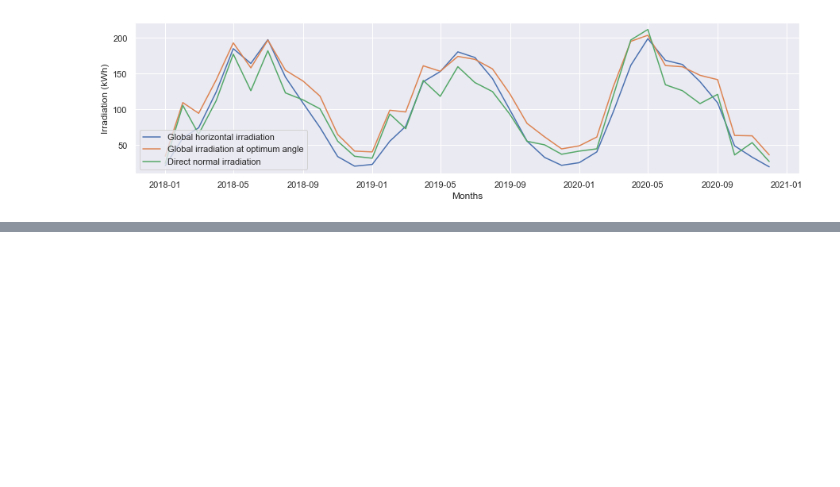
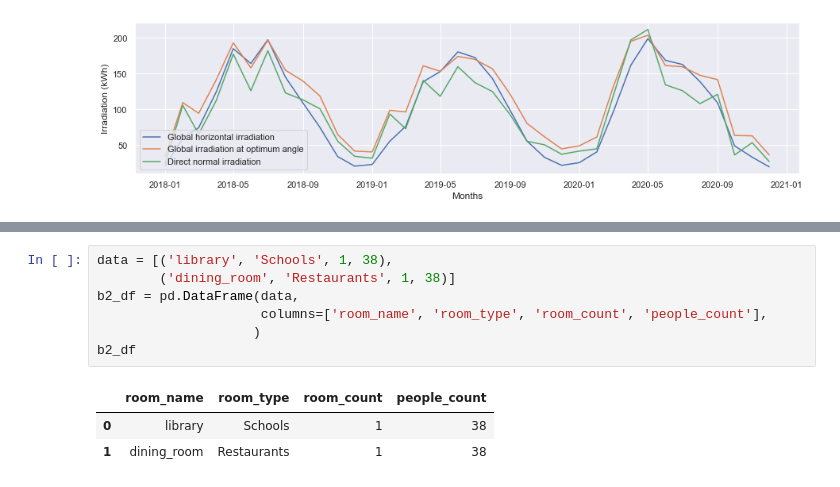
Before and after one commit to PalaDean/PortfolioProjects, a Jupyter notebook: Solar thermal for residential buildings.ipynb, the cells around one changed output, grey strips where cells are left out. Drawn from its saved outputs; the diff is of its cells as text; blank space fills up the shorter version.

```diff
--- a/Solar thermal for residential buildings.ipynb
+++ b/Solar thermal for residential buildings.ipynb
@@ -186,0 +262,11 @@ plt.legend(loc='lower left')
+# %%
+data = [('library', 'Schools', 1, 38),
+        ('dining_room', 'Restaurants', 1, 38)]
+b2_df = pd.DataFrame(data,
+                     columns=['room_name', 'room_type', 'room_count', 'people_count'],
+                    )
+b2_df
+# %% [output]
+|  | room_name | room_type | room_count | people_count |
+| 0 | library | Schools | 1 | 38 |
+| 1 | dining_room | Restaurants | 1 | 38 |
```
Also changed, not shown: parts of 24 cells of this notebook.
